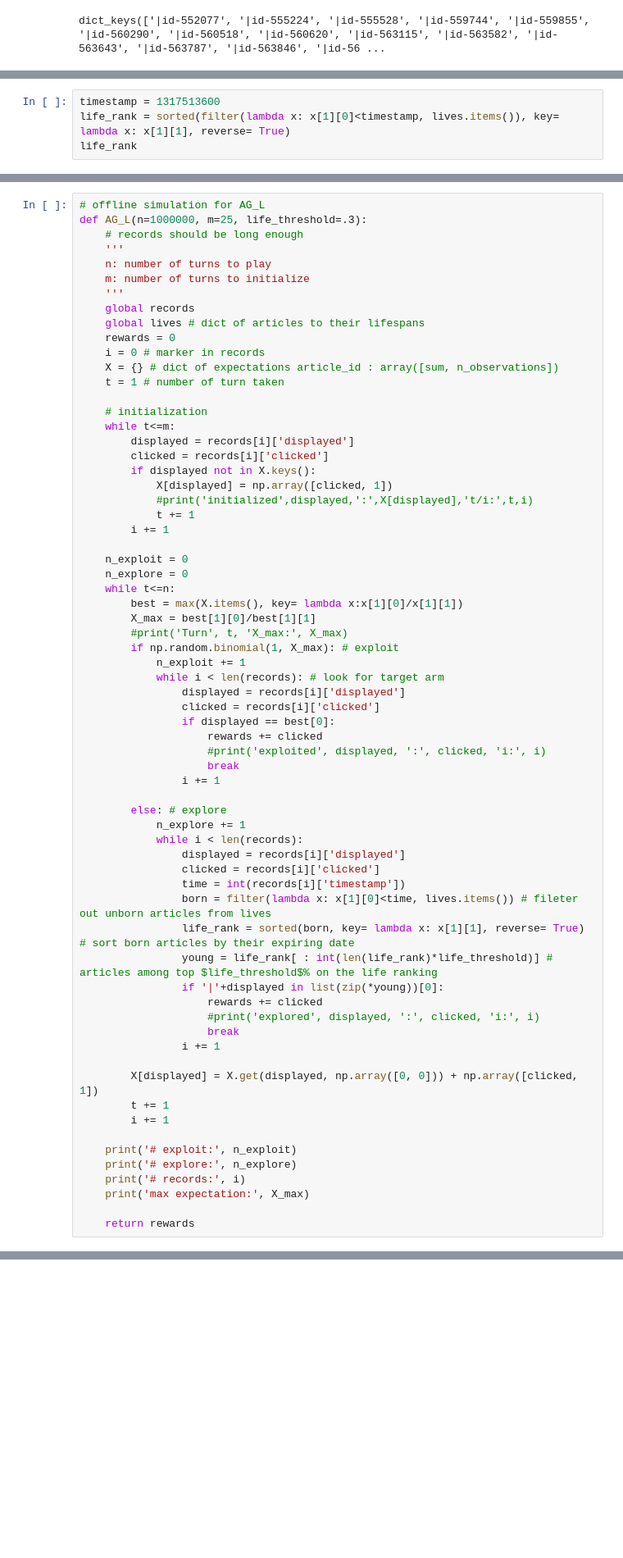
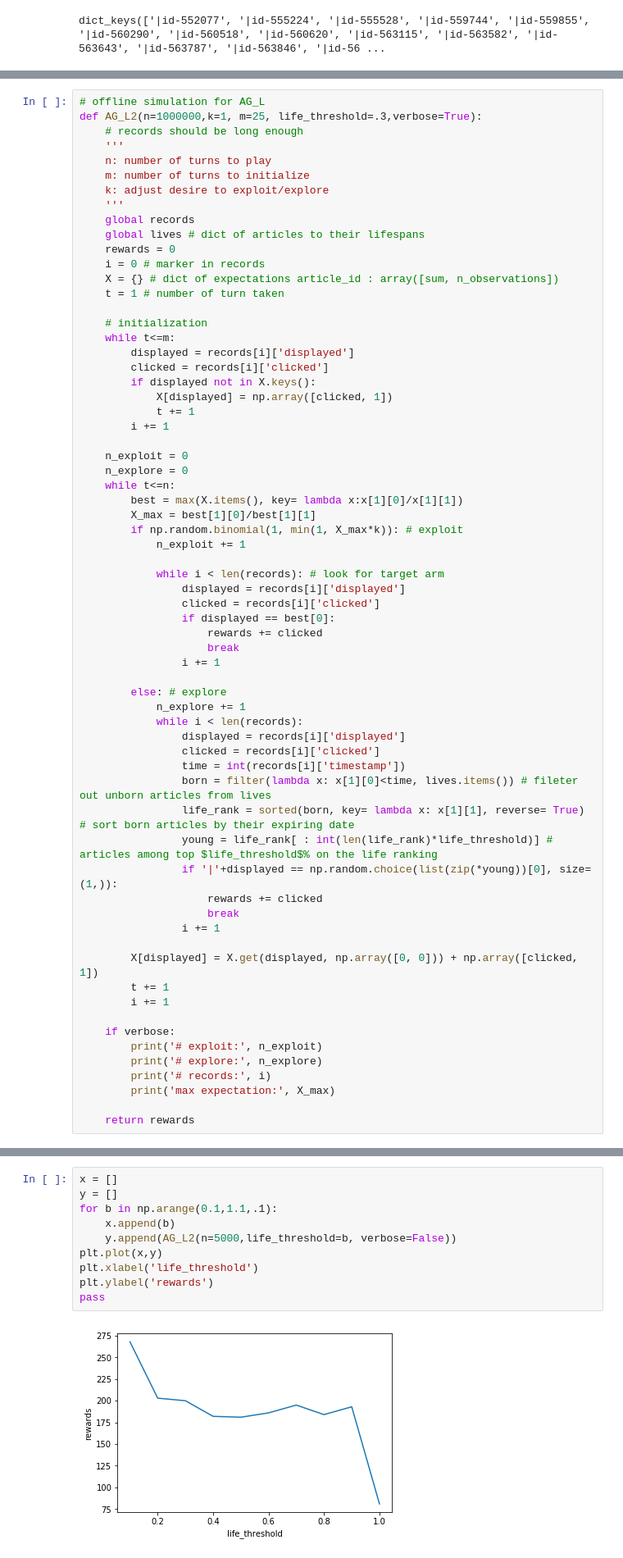
Before and after one commit to ShrekFelix/Reducing-Exploration-of-Dying-Arms-in-Mortal-Bandits, a Jupyter notebook: optimal exploration for mortal MAB.ipynb, the cells around one changed output, grey strips where cells are left out. Shown at 82% size. Drawn from its saved outputs; the diff is of its cells as text; blank space fills up the shorter version.

Commit message:
tune life_threshold

```diff
--- a/optimal exploration for mortal MAB.ipynb
+++ b/optimal exploration for mortal MAB.ipynb
@@ -68,7 +68,3 @@ for v in lives.values():
 [1317588900, 1317599694]
 [1317593700, 1317599694]
 [1317596100, 1317599694]
-# %%
-timestamp = 1317513600
-life_rank = sorted(filter(lambda x: x[1][0]<timestamp, lives.items()), key= lambda x: x[1][1], reverse= True)
-life_rank
@@ -103,10 +147,11 @@ life_rank[:int(len(life_rank)*.3)]
 # %%
 # offline simulation for AG_L
-def AG_L(n=1000000, m=25, life_threshold=.3):
+def AG_L2(n=1000000,k=1, m=25, life_threshold=.3,verbose=True):
     # records should be long enough
     '''
     n: number of turns to play
     m: number of turns to initialize
+    k: adjust desire to exploit/explore
     '''
     global records
     global lives # dict of articles to their lifespans
@@ -121,7 +166,6 @@ def AG_L(n=1000000, m=25, life_threshold=.3):
         clicked = records[i]['clicked']
         if displayed not in X.keys():
             X[displayed] = np.array([clicked, 1])
-            #print('initialized',displayed,':',X[displayed],'t/i:',t,i)
             t += 1
         i += 1
 
@@ -130,15 +174,14 @@ def AG_L(n=1000000, m=25, life_threshold=.3):
     while t<=n:
         best = max(X.items(), key= lambda x:x[1][0]/x[1][1])
         X_max = best[1][0]/best[1][1]
-        #print('Turn', t, 'X_max:', X_max)
-        if np.random.binomial(1, X_max): # exploit
+        if np.random.binomial(1, min(1, X_max*k)): # exploit
             n_exploit += 1
+
             while i < len(records): # look for target arm
                 displayed = records[i]['displayed']
                 clicked = records[i]['clicked']
                 if displayed == best[0]:
                     rewards += clicked
-                    #print('exploited', displayed, ':', clicked, 'i:', i)
                     break
                 i += 1
 
@@ -151,9 +194,8 @@ def AG_L(n=1000000, m=25, life_threshold=.3):
                 born = filter(lambda x: x[1][0]<time, lives.items()) # fileter out unborn articles from lives
                 life_rank = sorted(born, key= lambda x: x[1][1], reverse= True) # sort born articles by their expiring date
                 young = life_rank[ : int(len(life_rank)*life_threshold)] # articles among top $life_threshold$% on the life ranking
-                if '|'+displayed in list(zip(*young))[0]:
+                if '|'+displayed == np.random.choice(list(zip(*young))[0], size=(1,)):
                     rewards += clicked
-                    #print('explored', displayed, ':', clicked, 'i:', i)
                     break
                 i += 1
 
@@ -161,10 +203,11 @@ def AG_L(n=1000000, m=25, life_threshold=.3):
         t += 1
         i += 1
 
-    print('# exploit:', n_exploit)
-    print('# explore:', n_explore)
-    print('# records:', i)
-    print('max expectation:', X_max)
+    if verbose:
+        print('# exploit:', n_exploit)
+        print('# explore:', n_explore)
+        print('# records:', i)
+        print('max expectation:', X_max)
 
     return rewards
 # %%
@@ -185,0 +237,12 @@ max expectation: 0.059574468085106386
+# %%
+x = []
+y = []
+for b in np.arange(0.1,1.1,.1):
+    x.append(b)
+    y.append(AG_L2(n=5000,life_threshold=b, verbose=False))
+plt.plot(x,y)
+plt.xlabel('life_threshold')
+plt.ylabel('rewards')
+pass
+# %% [output]
+[figure, added]
```
Also changed, not shown: parts of 10 cells of this notebook.
